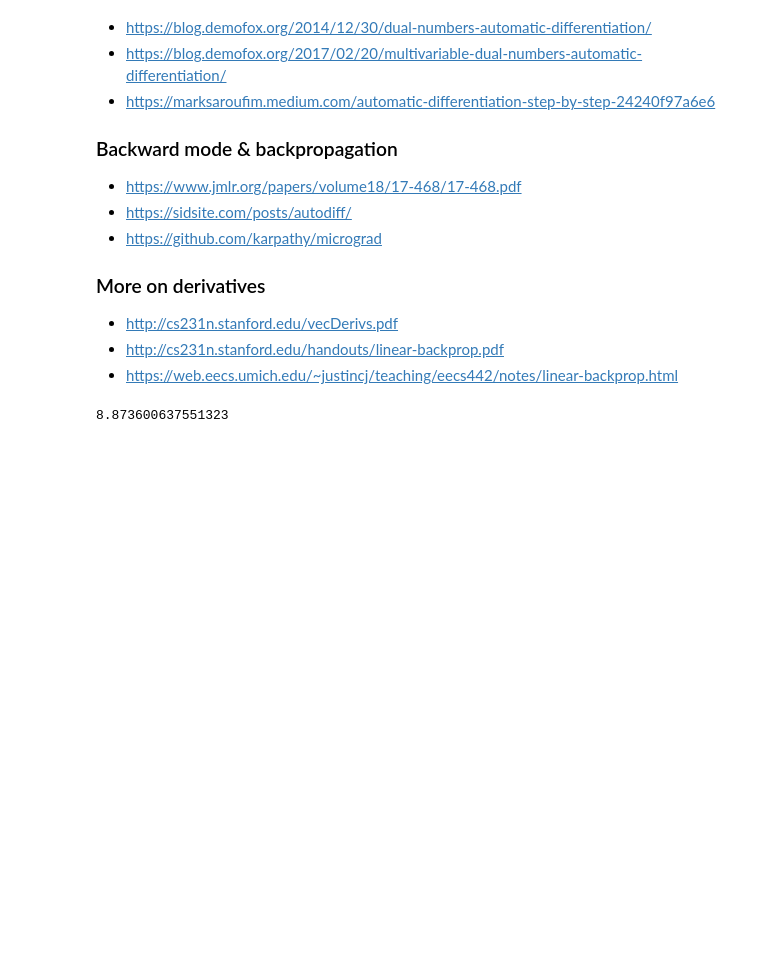
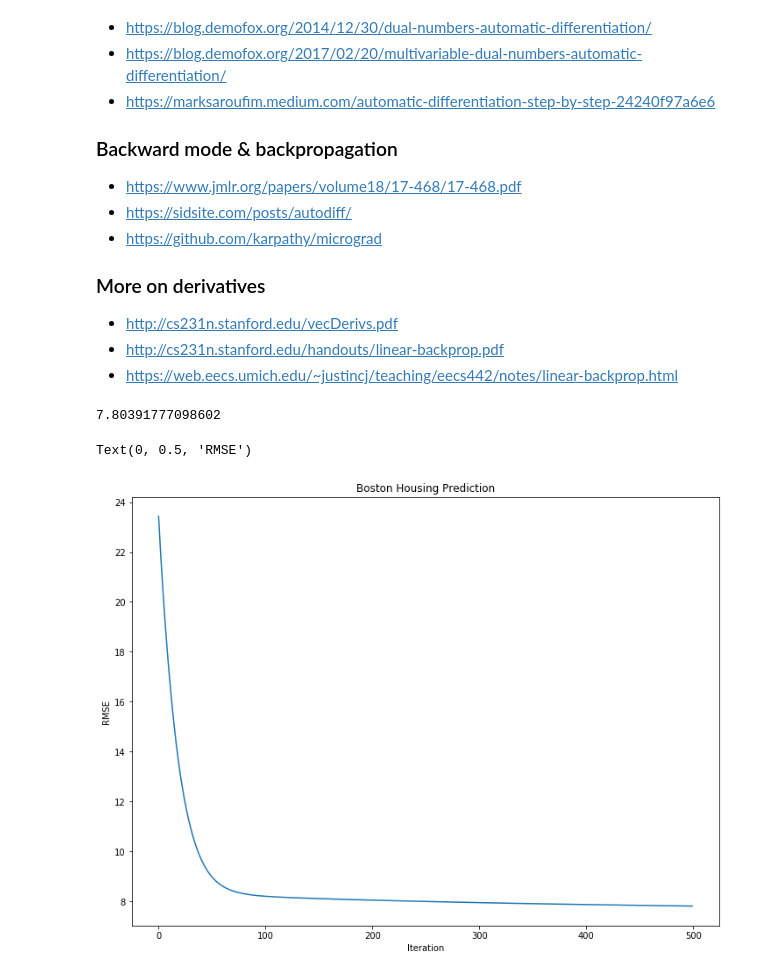
Before and after one commit to Howuhh/autograd_but_smaller, a Jupyter notebook: autograd.ipynb, the cells around one changed output. Cells and saved outputs as stored; diff of their text form; code cells hidden in the pictures; blank space fills up the shorter version.

Commit message:
add error graph

```diff
--- a/autograd.ipynb
+++ b/autograd.ipynb
@@ -36,7 +33,7 @@ The autoreload extension is already loaded. To reload it, use:
 - http://cs231n.stanford.edu/handouts/linear-backprop.pdf
 - https://web.eecs.umich.edu/~justincj/teaching/eecs442/notes/linear-backprop.html
 # %%
-class SimpleRegNet(nn.Module):
+class RegNet(nn.Module):
     def __init__(self, in_shape):
         super().__init__()
 
@@ -52,16 +49,29 @@ from sklearn.datasets import load_boston
 X_, y_ = load_boston()["data"], load_boston()["target"]
 X, y = tensor.Tensor(X_), tensor.Tensor(y_).reshape(-1, 1)
 # %%
-net = SimpleRegNet(X.shape[1])
+net = RegNet(X.shape[1])
 optimizer = SGD(net.parameters(), lr=1e-6)
+
+errors = []
 
 for i in range(500):
     net.zero_grad()
 
     loss = MSELoss(net(X), y)
+    errors.append(loss.value)
+
     loss.backward()
     optimizer.step()
 
 print(np.sqrt(loss.value[0]))
 # %% [output]
-8.873600637551323
+7.80391777098602
+# %%
+plt.figure(figsize=(12, 9))
+plt.plot(np.arange(500), np.sqrt(errors))
+plt.title("Boston Housing Prediction")
+plt.xlabel("Iteration")
+plt.ylabel("RMSE")
+# %% [output]
+Text(0, 0.5, 'RMSE')
+[figure, added]
```
Also changed, not shown: parts of 1 cell of this notebook, 2 other files.
